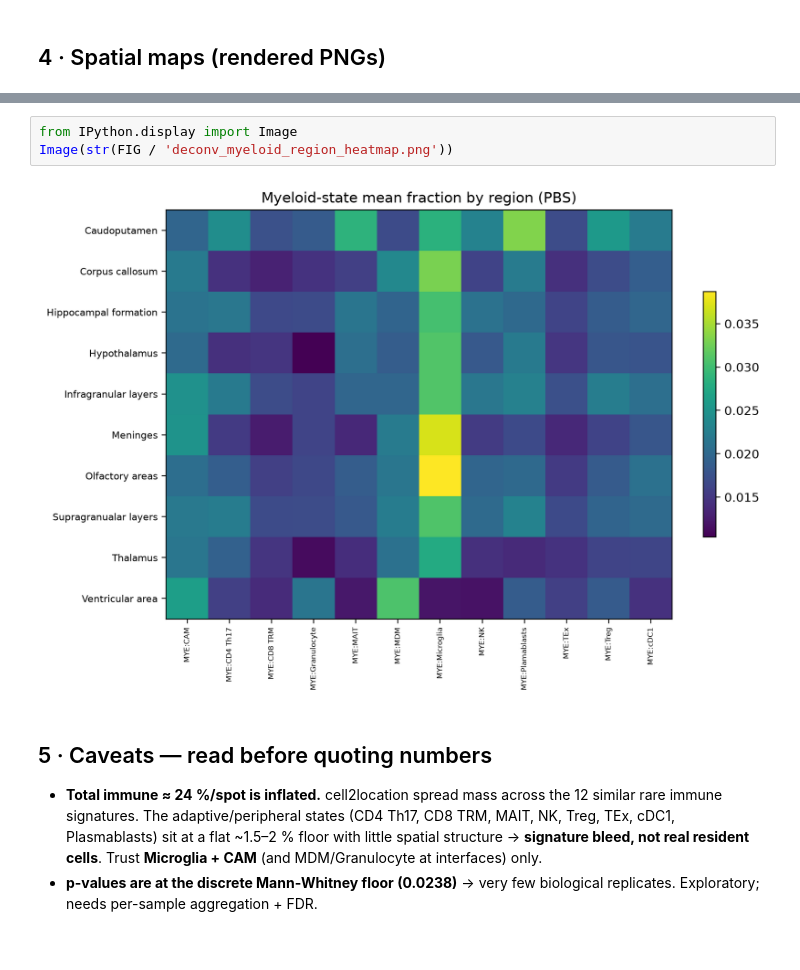
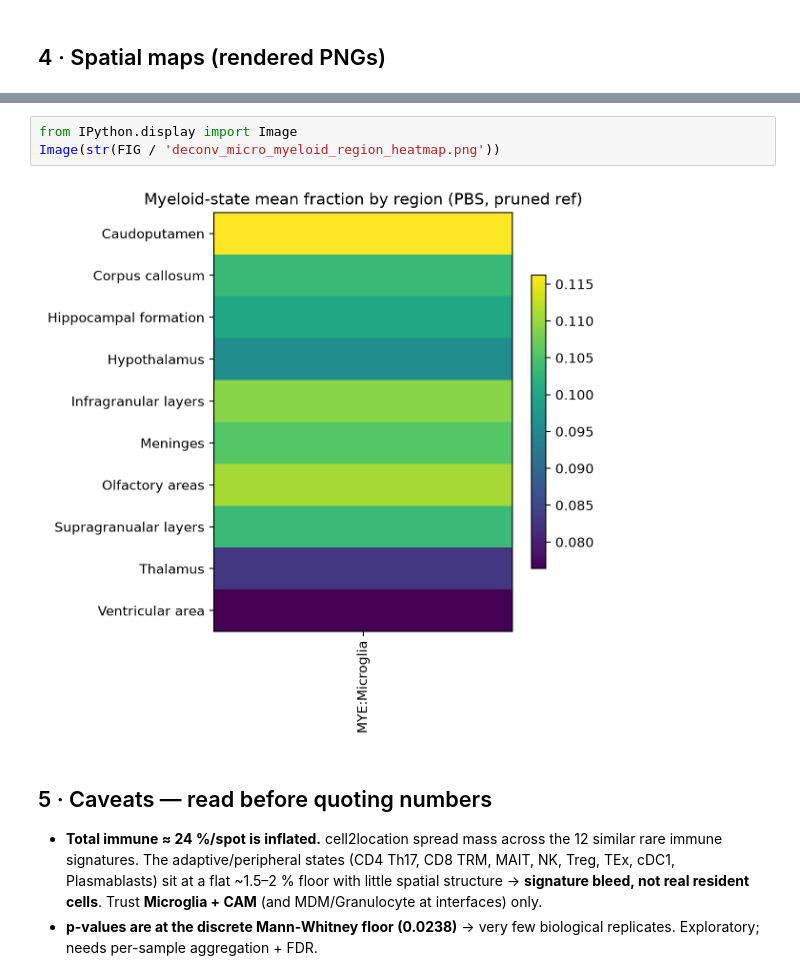
Before and after one commit to christoffermattssonlangseth/ST-BRICHOS, a Jupyter notebook: notebooks/03/09b-deconvolution-results.ipynb, the cells around one changed output, grey strips where cells are left out. Cells and saved outputs as stored; diff of their text form; blank space fills up the shorter version.

```diff
--- a/notebooks/03/09b-deconvolution-results.ipynb
+++ b/notebooks/03/09b-deconvolution-results.ipynb
@@ -129,8 +119,8 @@ show('deconv_MYE_CAM_*.png')
 # %%
 from IPython.display import Image
-Image(str(FIG / 'deconv_myeloid_region_heatmap.png'))
+Image(str(FIG / 'deconv_micro_myeloid_region_heatmap.png'))
 # %% [output]
-[figure, old version]
+[figure, new version]
 # %% [markdown]
 ## 5 · Caveats — read before quoting numbers
 
```
Also changed, not shown: parts of 5 cells of this notebook, 16 other files.
